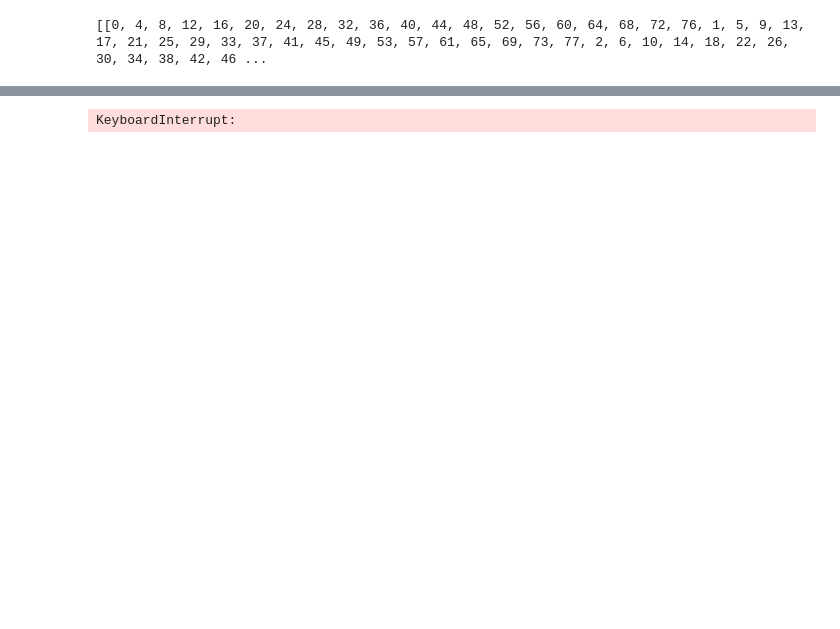
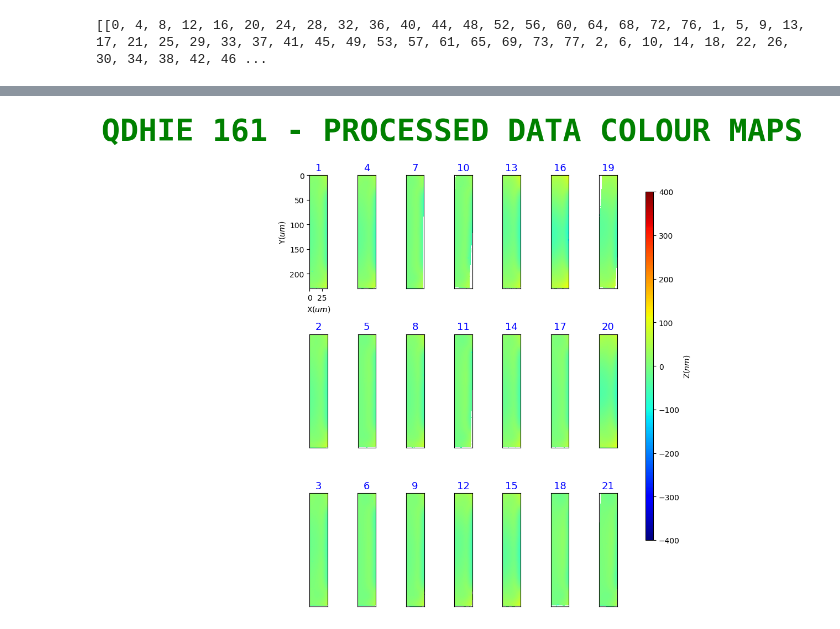
Before and after one commit to VadanKhan/vadan-topography-wyko, a Jupyter notebook: vadan_topography_wyko/main.ipynb, the cells around one changed output, grey strips where cells are left out. Saved outputs shown, nothing was run; the diff lists cells and outputs as text; code cells hidden in the pictures; blank space fills up the shorter version.

Commit message:
working colour maps

```diff
--- a/vadan_topography_wyko/main.ipynb
+++ b/vadan_topography_wyko/main.ipynb
@@ -525,6 +540,25 @@ for dataind, dataset in enumerate(DATASETS):
 # %%
 # --------------------------- PROCESSED Colour Map Plots --------------------------- #
-def plot_processed_data(data_processed, waferID, cubeID, laserIDrange, output_path, campaign_name, rows, cols, zlim_colour, imgqual, laser_plotting_order):
+# Function to transform data_processed into a format similar to image_raw
+# Function to transform data_processed into a format similar to image_raw
+def transform_processed_data_to_image(data_processed, resolution):
+    x_min, x_max = np.min(data_processed[:, 0]), np.max(data_processed[:, 0])
+    y_min, y_max = np.min(data_processed[:, 1]), np.max(data_processed[:, 1])
+
+    x_size = int((x_max - x_min) / resolution) + 1
+    y_size = int((y_max - y_min) / resolution) + 1
+
+    transformed_data = np.full((x_size, y_size), np.nan)
+    for point in data_processed:
+        x, y, z = point
+        x_idx = int((x - x_min) / resolution)
+        y_idx = int((y - y_min) / resolution)
+        if 0 <= x_idx < x_size and 0 <= y_idx < y_size:
+            transformed_data[x_idx, y_idx] = z
+    return transformed_data.T
+
+# --------------------------- PROCESSED Colour Map Plots --------------------------- #
+def plot_processed_data(data_processed, waferID, cubeID, laserIDrange, output_path, campaign_name, rows, cols, zlim_colour, imgqual, laser_plotting_order, resolution):
     # Calculate the figure size dynamically based on the number of rows and columns
     fig_width = cols * 1  # Adjust the multiplier as needed
     fig_height = rows * 3  # Adjust the multiplier as needed
@@ -539,8 +573,8 @@ def plot_processed_data(data_processed, waferID, cubeID, laserIDrange, output_pa
         ax = axes[row, col]
 
         if plot_index < len(data_processed):
-            image = data_processed[plot_index]
-            im = ax.scatter(image[:, 0], image[:, 1], c=image[:, 2], cmap='jet', marker='.')
+            image = transform_processed_data_to_image(data_processed[plot_index], resolution=resolution)  # Transform processed data to image format
+            im = ax.imshow(image, cmap='jet', aspect='equal')  # Use the Z values for processed data
 
             # Set the title based on the laser plotting order
             laserIDind = laser_plotting_order[plot_index]
@@ -555,36 +589,45 @@ def plot_processed_data(data_processed, waferID, cubeID, laserIDrange, output_pa
                 ax.set_yticks([])
 
             im.set_clim([-zlim_colour, zlim_colour])
 
             # Set xlims and ylims to exclude empty spaces
-            x_min, x_max = np.min(image[:, 0]), np.max(image[:, 0])
-            y_min, y_max = np.min(image[:, 1]), np.max(image[:, 1])
-            ax.set_xlim(x_min, x_max)
-            ax.set_ylim(y_max, y_min)  # Note: y-axis is inverted in images
+            non_nan_indices = np.argwhere(~np.isnan(image))
+            if non_nan_indices.size > 0:
+                y_min, x_min = non_nan_indices.min(axis=0)
+                y_max, x_max = non_nan_indices.max(axis=0)
+                ax.set_xlim(x_min, x_max)
+                ax.set_ylim(y_max, y_min)  # Note: y-axis is inverted in images
+            else:
+                ax.set_xlim(0, image.shape[1])
+                ax.set_ylim(0, image.shape[0])
         else:
             ax.axis('off')
 
     # Add a single color bar on the side
     cbar_ax = fig.add_axes([1, 0.15, 0.02, 0.7])  # Adjust the position and size as needed
     cbar = fig.colorbar(im, cax=cbar_ax)
     cbar.set_label('Z$(nm)$', fontsize=10)
 
     plt.tight_layout()
     output_file = os.path.join(output_path, f"{campaign_name}_{waferID}_{cubeID}_f2_Processed_Data.png")
     plt.savefig(output_file, dpi=imgqual, bbox_inches='tight')
+
+# Example usage
+# Assuming data_processed is a list of arrays, each with shape (n, 3)
+# Assuming laser_plotting_order is a list of lists, each with the order of lasers for each dataset
 
 # Plot processed data for each dataset
 for dataind, dataset in enumerate(DATASETS):
     waferID, cubeID = dataset.split('_CUBE_')
     laserIDrange = laserIDranges[dataind]
 
     if DYNAMIC_ARRAYS:
         rows = ROW_DYNAMIC[dataind]
         cols = COLUMN_DYNAMIC[dataind]
     else:
         rows = ROWS
         cols = COLS
 
-    plot_processed_data(data_processed[dataind], waferID, cubeID, laserIDrange, OUTPUTPATH, CAMPAIGN_NAME, rows, cols, ZLIM, IMGQUAL, laser_plotting_order[dataind])
+    plot_processed_data(data_processed[dataind], waferID, cubeID, laserIDrange, OUTPUTPATH, CAMPAIGN_NAME, rows, cols, ZLIM, IMGQUAL, laser_plotting_order[dataind], resolution=1.0)
 # %% [output]
-KeyboardInterrupt:
+[figure, added]
```
Also changed, not shown: parts of 6 cells of this notebook.
